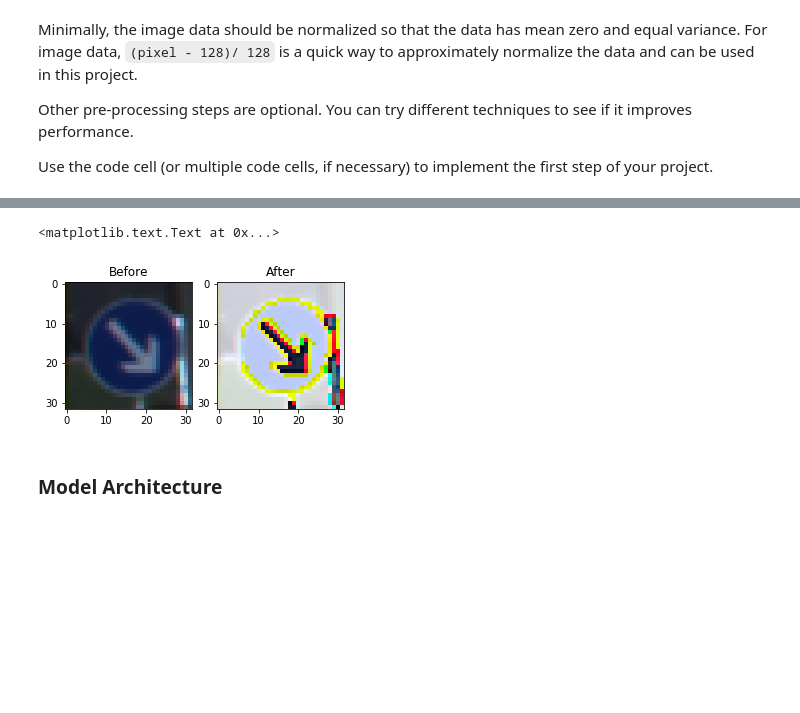
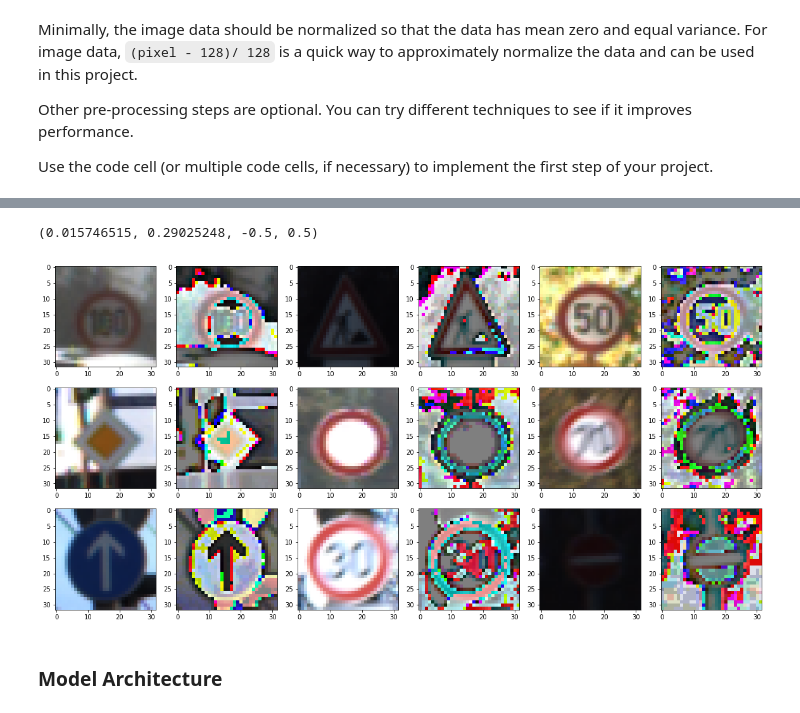
Before and after one commit to shuangxia/self-driving-car-engineer, a Jupyter notebook: P2-submission/Traffic_Sign_Classifier-solution.ipynb, the cells around one changed output, grey strips where cells are left out. Cells and saved outputs as stored; diff of their text form; code cells hidden in the pictures; blank space fills up the shorter version.

Commit message:
add brightness normalisation

```diff
--- a/P2-submission/Traffic_Sign_Classifier-solution.ipynb
+++ b/P2-submission/Traffic_Sign_Classifier-solution.ipynb
@@ -182,15 +165,41 @@ X_train_scaled.mean(), X_train_scaled.std(),
-# %%
-sample = np.random.randint(34000)
-plt.figure(figsize=(5, 5))
-plt.subplot(1,2,1)
-plt.imshow(X_train[sample])
-plt.title("Before")
-plt.subplot(1,2,2)
-plt.imshow(X_train_scaled[sample])
-plt.title("After")
-# %% [output]
-<matplotlib.text.Text at 0x...>
-[figure, removed]
+# %%
+def brightness_hist_bgr(image):
+    b = cv2.equalizeHist(image[:,:,0])
+    g = cv2.equalizeHist(image[:,:,1])
+    r = cv2.equalizeHist(image[:,:,2])
+    image_new = cv2.merge((b,g,r))
+    return image_new
+
+def mean_norm(image):
+    return (image - 127.5) / 255.
+# %%
+X_train_origin = np.copy(X_train)
+X_valid_origin = np.copy(X_valid)
+X_test_origin = np.copy(X_test)
+# %%
+# brightness normalisation and data normalisation
+
+X_train = np.array([mean_norm(brightness_hist_bgr(i)) for i in X_train_origin], dtype = np.float32)
+
+X_valid = np.array([mean_norm(brightness_hist_bgr(i)) for i in X_valid_origin], dtype = np.float32)
+
+X_test = np.array([mean_norm(brightness_hist_bgr(i)) for i in X_test_origin], dtype = np.float32)
+# %%
+X_train.mean(), X_train.std(), X_train.min(), X_train.max(),
+# %% [output]
+(0.015746515, 0.29025248, -0.5, 0.5)
+# %%
+# compare the signs before and after preprocessing
+
+r = np.random.randint(len(y_train),size=9)
+plt.figure(figsize=(20, 10))
+for i, image in enumerate(r):
+    plt.subplot(3,6,2*i+1)
+    plt.imshow(X_train_origin[image])
+    plt.subplot(3,6,2*i+2)
+    plt.imshow(X_train[image])
+# %% [output]
+[figure, added]
 # %% [markdown]
 ### Model Architecture
 # %%
```
Also changed, not shown: parts of 14 cells of this notebook.
